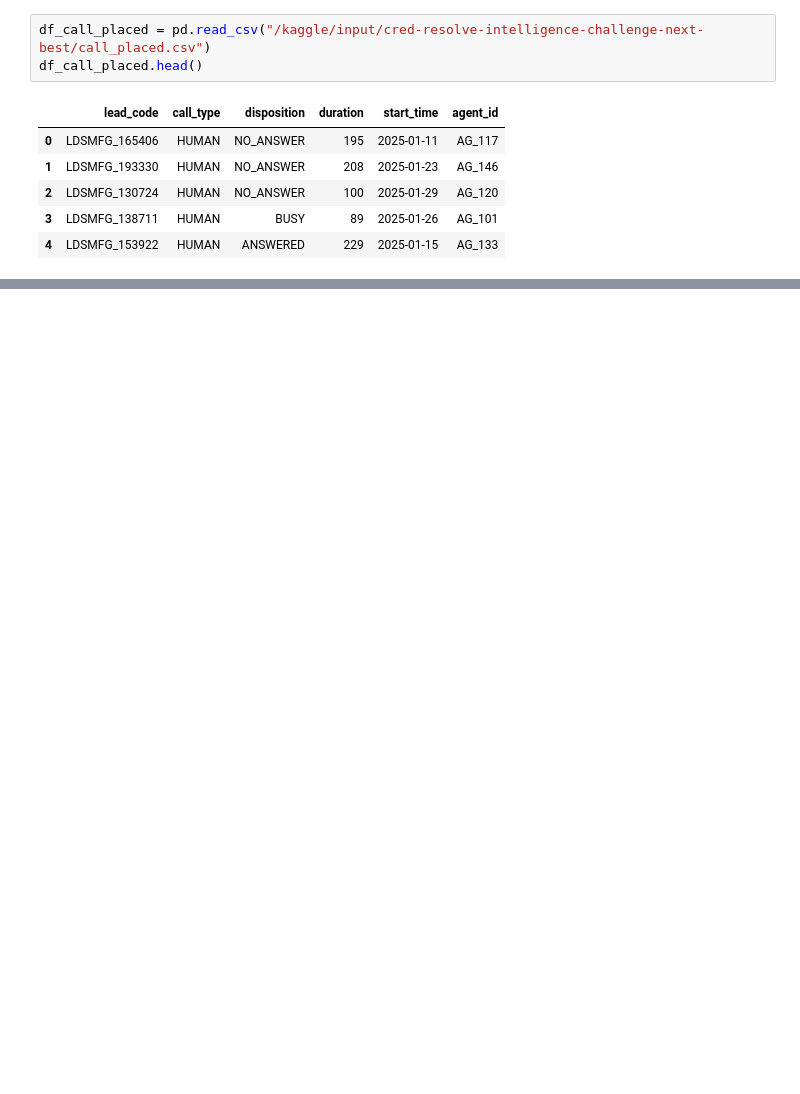
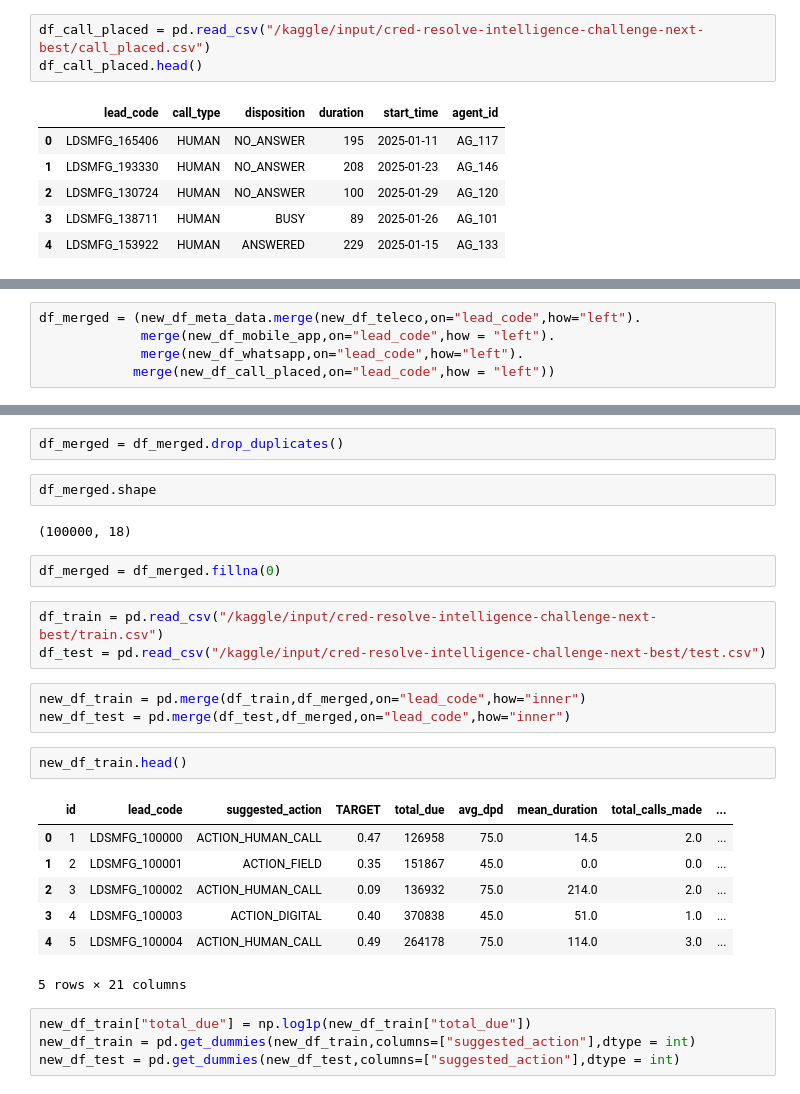
Before and after one commit to Abhishek603124/CredResolve, a Jupyter notebook: credresolve.ipynb, the cells around one changed output, grey strips where cells are left out. Drawn from its saved outputs; the diff is of its cells as text; blank space fills up the shorter version.

Commit message:
Kaggle Notebook | CredResolve | Version 4

```diff
--- a/credresolve.ipynb
+++ b/credresolve.ipynb
@@ -408,0 +248,5 @@ R² Score: 0.2216261004358635
+# %%
+df_merged = (new_df_meta_data.merge(new_df_teleco,on="lead_code",how="left").
+             merge(new_df_mobile_app,on="lead_code",how = "left").
+             merge(new_df_whatsapp,on="lead_code",how="left").
+            merge(new_df_call_placed,on="lead_code",how = "left"))
@@ -408,0 +262,28 @@ R² Score: 0.2216261004358635
+# %%
+df_merged = df_merged.drop_duplicates()
+# %%
+df_merged.shape
+# %% [output]
+(100000, 18)
+# %%
+df_merged = df_merged.fillna(0)
+# %%
+df_train = pd.read_csv("/kaggle/input/cred-resolve-intelligence-challenge-next-best/train.csv")
+df_test = pd.read_csv("/kaggle/input/cred-resolve-intelligence-challenge-next-best/test.csv")
+# %%
+new_df_train = pd.merge(df_train,df_merged,on="lead_code",how="inner")
+new_df_test = pd.merge(df_test,df_merged,on="lead_code",how="inner")
+# %%
+new_df_train.head()
+# %% [output]
+|  | id | lead_code | suggested_action | TARGET | total_due | avg_dpd | mean_duration | total_calls_made | ... |
+| 0 | 1 | LDSMFG_100000 | ACTION_HUMAN_CALL | 0.47 | 126958 | 75.0 | 14.5 | 2.0 | ... |
+| 1 | 2 | LDSMFG_100001 | ACTION_FIELD | 0.35 | 151867 | 45.0 | 0.0 | 0.0 | ... |
+| 2 | 3 | LDSMFG_100002 | ACTION_HUMAN_CALL | 0.09 | 136932 | 75.0 | 214.0 | 2.0 | ... |
+| 3 | 4 | LDSMFG_100003 | ACTION_DIGITAL | 0.40 | 370838 | 45.0 | 51.0 | 1.0 | ... |
+| 4 | 5 | LDSMFG_100004 | ACTION_HUMAN_CALL | 0.49 | 264178 | 75.0 | 114.0 | 3.0 | ... |
+5 rows × 21 columns
+# %%
+new_df_train["total_due"] = np.log1p(new_df_train["total_due"])
+new_df_train = pd.get_dummies(new_df_train,columns=["suggested_action"],dtype = int)
+new_df_test = pd.get_dummies(new_df_test,columns=["suggested_action"],dtype = int)
```
Also changed, not shown: parts of 69 cells of this notebook.
